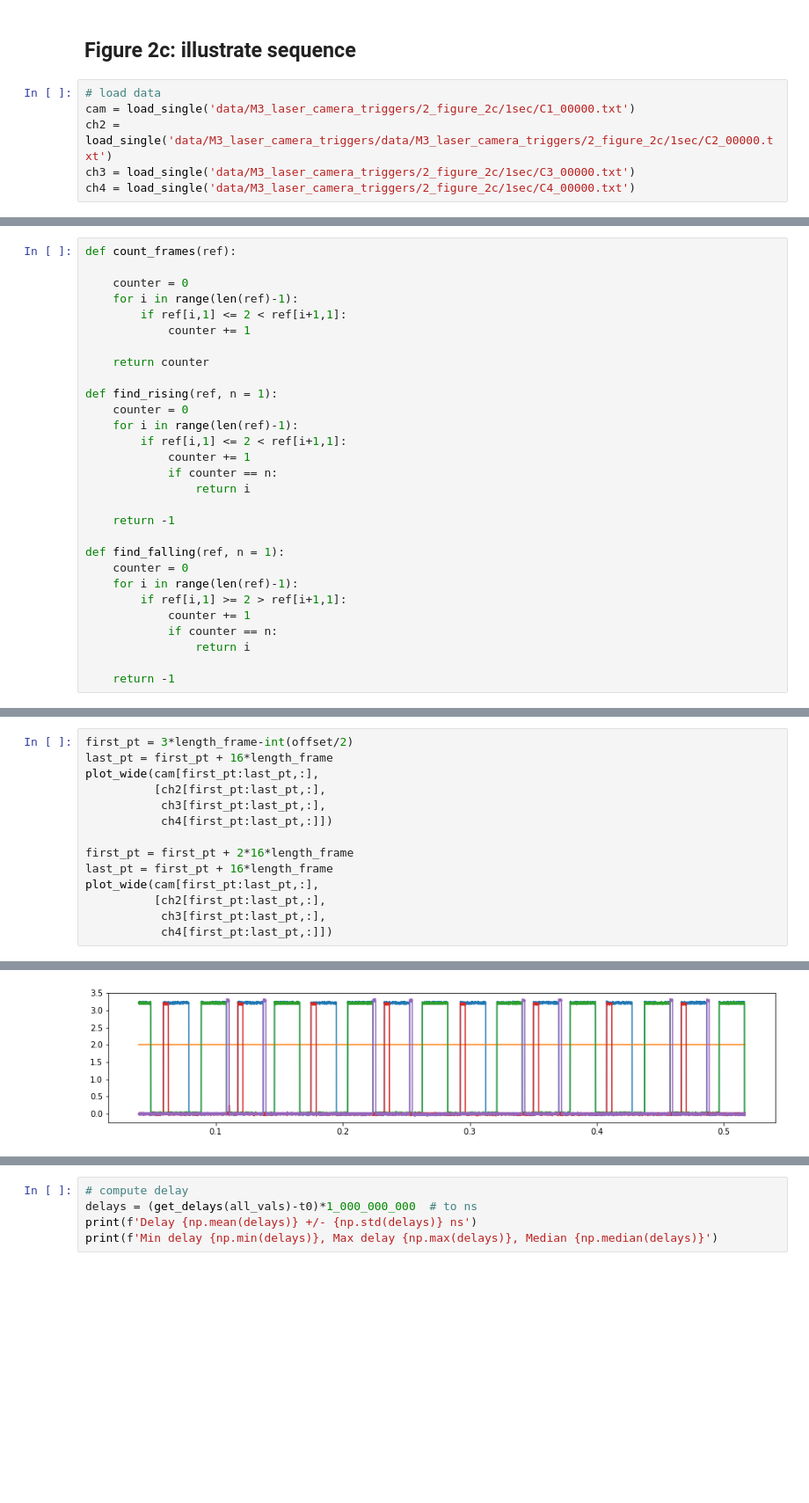
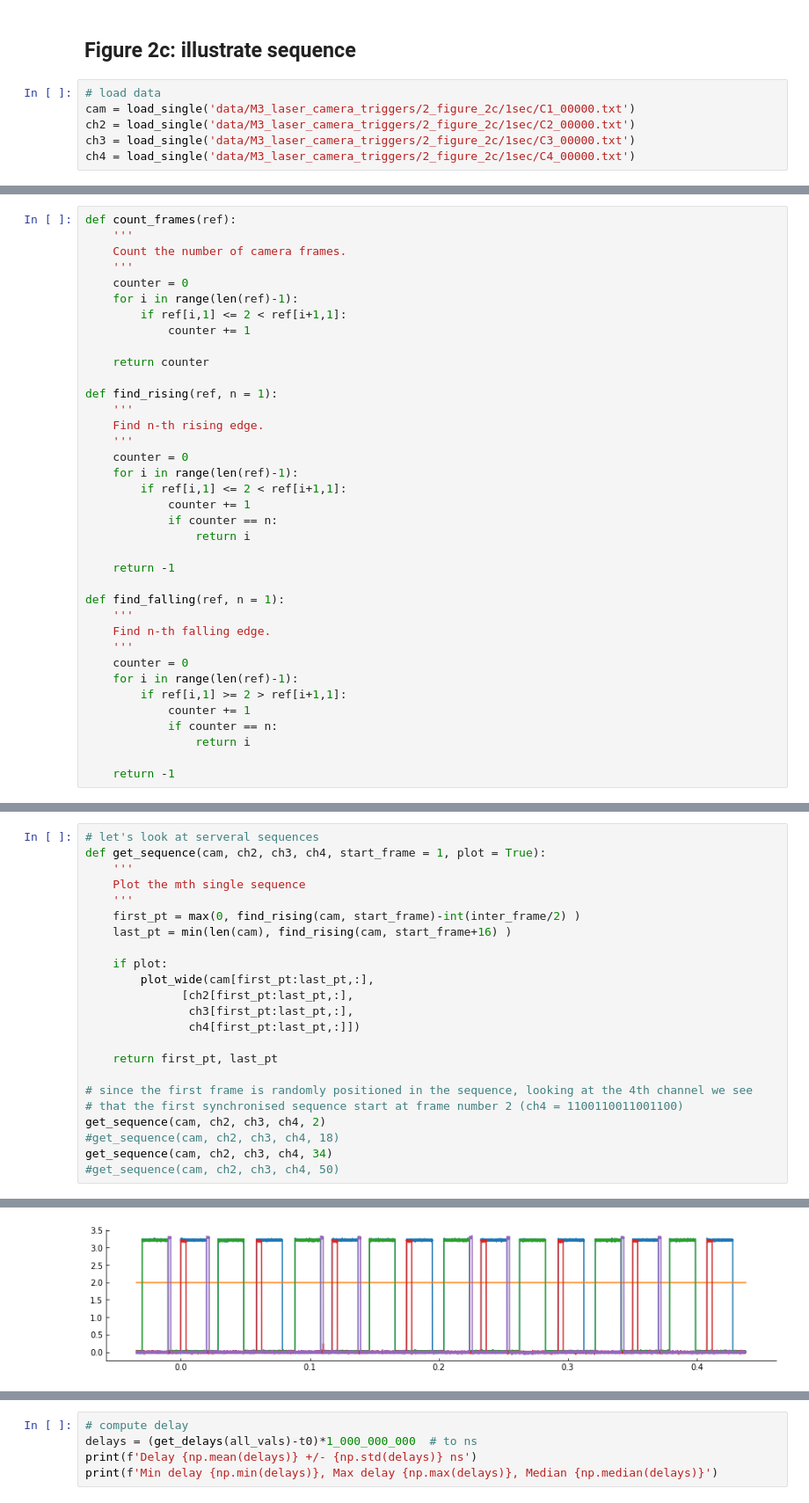
Before and after one commit to mufpga/analysis, a Jupyter notebook: laser_camera_triggering.ipynb, the cells around one changed output, grey strips where cells are left out. Shown: that part at 88% size. Drawn from its saved outputs; the diff is of its cells as text; blank space fills up the shorter version.

```diff
--- a/laser_camera_triggering.ipynb
+++ b/laser_camera_triggering.ipynb
@@ -301,6 +334,6 @@ plot_2b(cam, vals, [tmin, tmax], time_scale = 1_000_000)
 # %%
 # load data
 cam = load_single('data/M3_laser_camera_triggers/2_figure_2c/1sec/C1_00000.txt')
-ch2 = load_single('data/M3_laser_camera_triggers/data/M3_laser_camera_triggers/2_figure_2c/1sec/C2_00000.txt')
+ch2 = load_single('data/M3_laser_camera_triggers/2_figure_2c/1sec/C2_00000.txt')
 ch3 = load_single('data/M3_laser_camera_triggers/2_figure_2c/1sec/C3_00000.txt')
 ch4 = load_single('data/M3_laser_camera_triggers/2_figure_2c/1sec/C4_00000.txt')
@@ -309,6 +340,8 @@ FileNotFoundError: [Errno 2] No such file or directory: '2_figure_2c/1sec/C1_000
 # %%
 def count_frames(ref):
-
+    '''
+    Count the number of camera frames.
+    '''
     counter = 0
     for i in range(len(ref)-1):
         if ref[i,1] <= 2 < ref[i+1,1]:
@@ -317,6 +350,9 @@ def count_frames(ref):
     return counter
 
 def find_rising(ref, n = 1):
+    '''
+    Find n-th rising edge.
+    '''
     counter = 0
     for i in range(len(ref)-1):
         if ref[i,1] <= 2 < ref[i+1,1]:
@@ -327,6 +363,9 @@ def find_rising(ref, n = 1):
     return -1
 
 def find_falling(ref, n = 1):
+    '''
+    Find n-th falling edge.
+    '''
     counter = 0
     for i in range(len(ref)-1):
         if ref[i,1] >= 2 > ref[i+1,1]:
@@ -355,15 +415,24 @@ print(offset, length_frame)
 # %%
-first_pt = 3*length_frame-int(offset/2)
-last_pt = first_pt + 16*length_frame
-plot_wide(cam[first_pt:last_pt,:],
-          [ch2[first_pt:last_pt,:],
-           ch3[first_pt:last_pt,:],
-           ch4[first_pt:last_pt,:]])
+# let's look at serveral sequences
+def get_sequence(cam, ch2, ch3, ch4, start_frame = 1, plot = True):
+    '''
+    Plot the mth single sequence
+    '''
+    first_pt = max(0, find_rising(cam, start_frame)-int(inter_frame/2) )
+    last_pt = min(len(cam), find_rising(cam, start_frame+16) )
 
-first_pt = first_pt + 2*16*length_frame
-last_pt = first_pt + 16*length_frame
-plot_wide(cam[first_pt:last_pt,:],
-          [ch2[first_pt:last_pt,:],
-           ch3[first_pt:last_pt,:],
-           ch4[first_pt:last_pt,:]])
+    if plot:
+        plot_wide(cam[first_pt:last_pt,:],
+              [ch2[first_pt:last_pt,:],
+               ch3[first_pt:last_pt,:],
+               ch4[first_pt:last_pt,:]])
+
+    return first_pt, last_pt
+
+# since the first frame is randomly positioned in the sequence, looking at the 4th channel we see
+# that the first synchronised sequence start at frame number 2 (ch4 = 1100110011001100)
+get_sequence(cam, ch2, ch3, ch4, 2)
+#get_sequence(cam, ch2, ch3, ch4, 18)
+get_sequence(cam, ch2, ch3, ch4, 34)
+#get_sequence(cam, ch2, ch3, ch4, 50)
 # %% [output]
@@ -371 +440 @@ plot_wide(cam[first_pt:last_pt,:],
-[figure, old version]
+[figure, new version]
```
Also changed, not shown: parts of 35 cells of this notebook.
